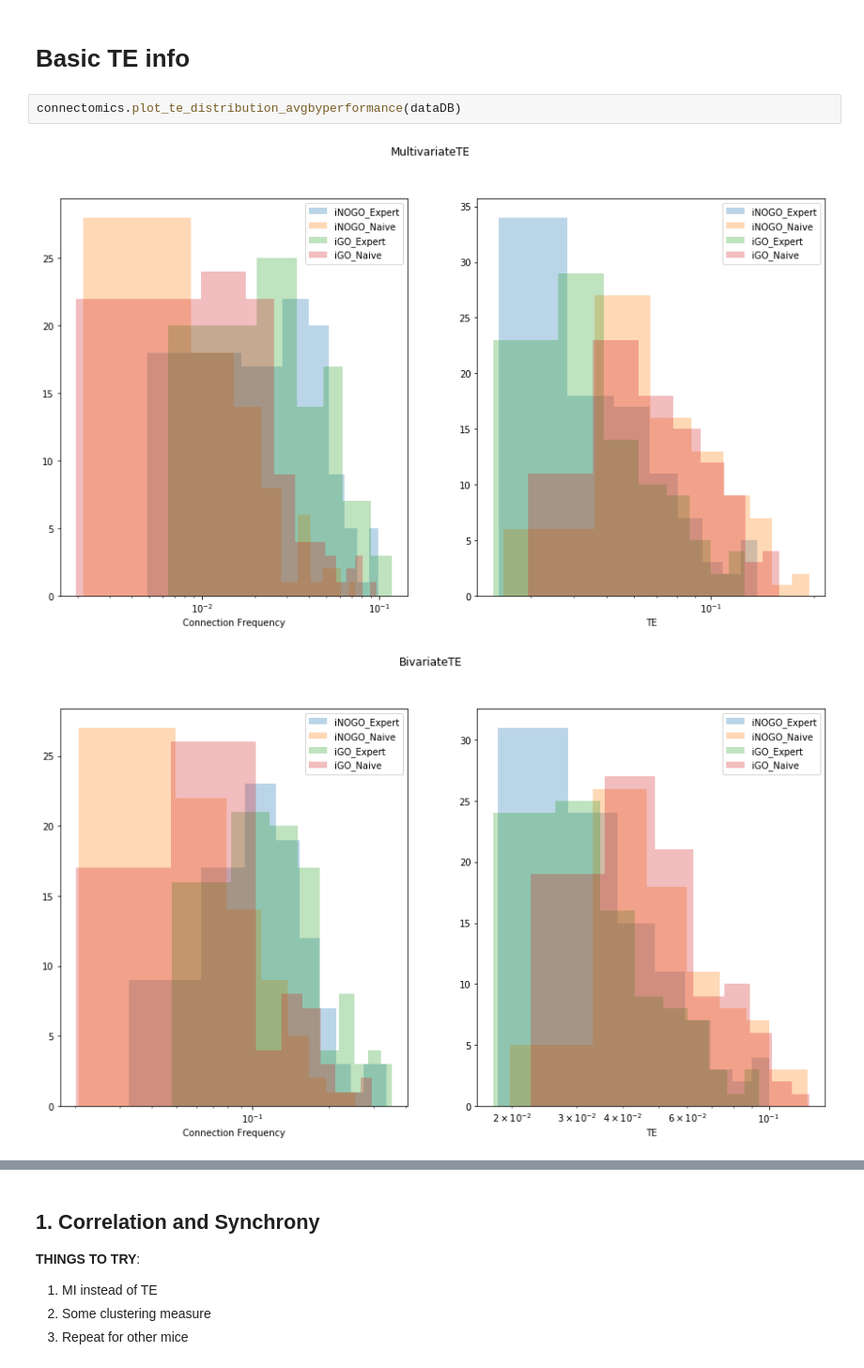
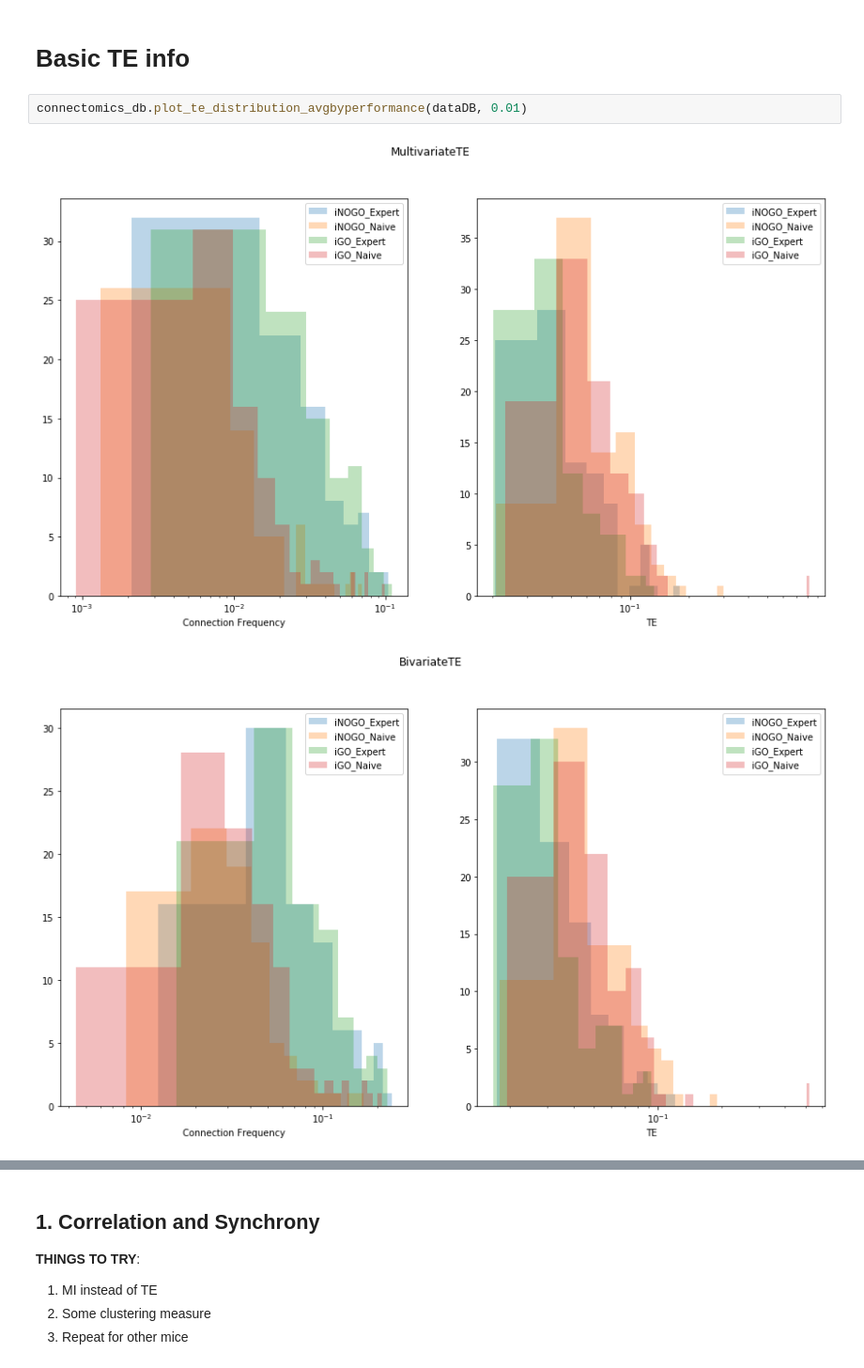
Before and after one commit to aleksejs-fomins/mesoscopic-functional-connectivity, a Jupyter notebook: codes/analysis_real/yaro_result/analysis-behavioural-neural.ipynb, the cells around one changed output, grey strips where cells are left out. Shown at 94% size. Drawn from its saved outputs; the diff is of its cells as text.

```diff
--- a/codes/analysis_real/yaro_result/analysis-behavioural-neural.ipynb
+++ b/codes/analysis_real/yaro_result/analysis-behavioural-neural.ipynb
@@ -99,7 +103,7 @@ data_plots.plot_performance_by_days(dataDB)
 # %% [markdown]
 # Basic TE info
 # %%
-connectomics.plot_te_distribution_avgbyperformance(dataDB)
+connectomics_db.plot_te_distribution_avgbyperformance(dataDB, 0.01)
 # %% [output]
-[figure, old version]
+[figure, new version]
-[figure, old version]
+[figure, new version]
```
Also changed, not shown: parts of 6 cells of this notebook, 8 other files.
